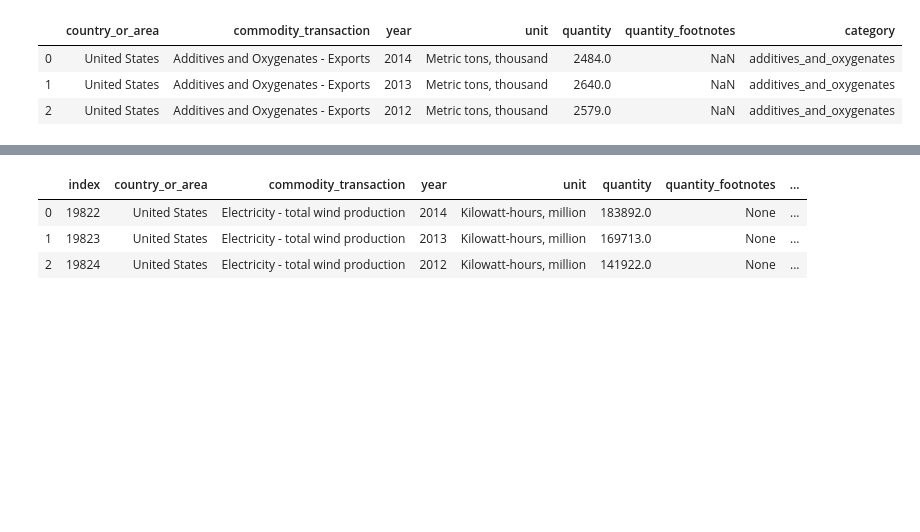
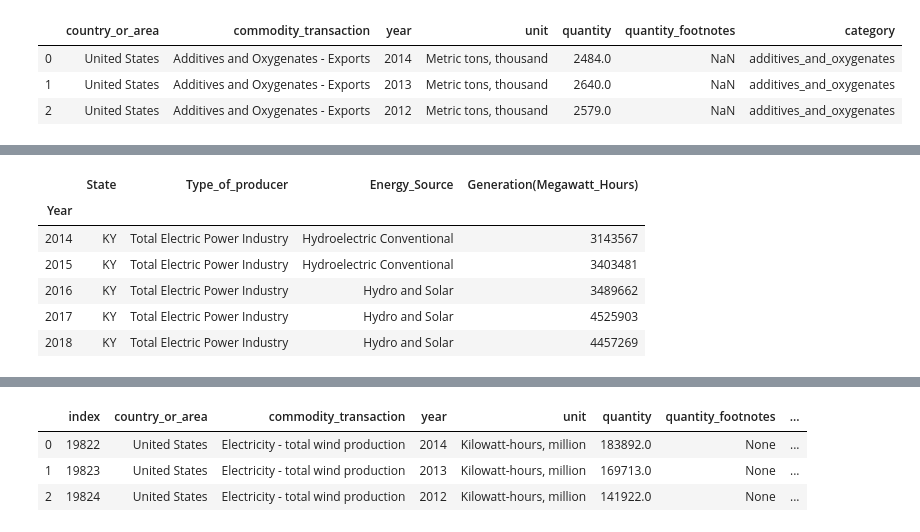
Before and after one commit to Bourbonplaytime/Renewable_energy, a Jupyter notebook: Renewable_energy.ipynb, the cells around one changed output, grey strips where cells are left out. Cells and saved outputs as stored; diff of their text form; code cells hidden in the pictures; blank space fills up the shorter version.

```diff
--- a/Renewable_energy.ipynb
+++ b/Renewable_energy.ipynb
@@ -31,0 +65,18 @@ USA_energy.head(3)
+# %%
+ky_ren = ky.groupby(['Year']).sum()
+
+alter = [2016, 2017, 2018]
+
+ky_ren = ky_ren.replace({'KYKY':'KY', 'Total Electric Power IndustryTotal Electric Power Industry':
+                         'Total Electric Power Industry', 'Hydroelectric ConventionalSolar Thermal and Photovoltaic':
+                         'Hydro and Solar'})
+
+ky_ren.tail(5)
+# %% [output]
+|  | State | Type_of_producer | Energy_Source | Generation(Megawatt_Hours) |
+| Year |  |  |  |  |
+| 2014 | KY | Total Electric Power Industry | Hydroelectric Conventional | 3143567 |
+| 2015 | KY | Total Electric Power Industry | Hydroelectric Conventional | 3403481 |
+| 2016 | KY | Total Electric Power Industry | Hydro and Solar | 3489662 |
+| 2017 | KY | Total Electric Power Industry | Hydro and Solar | 4525903 |
+| 2018 | KY | Total Electric Power Industry | Hydro and Solar | 4457269 |
```
Also changed, not shown: parts of 12 cells of this notebook, 1 other file.
